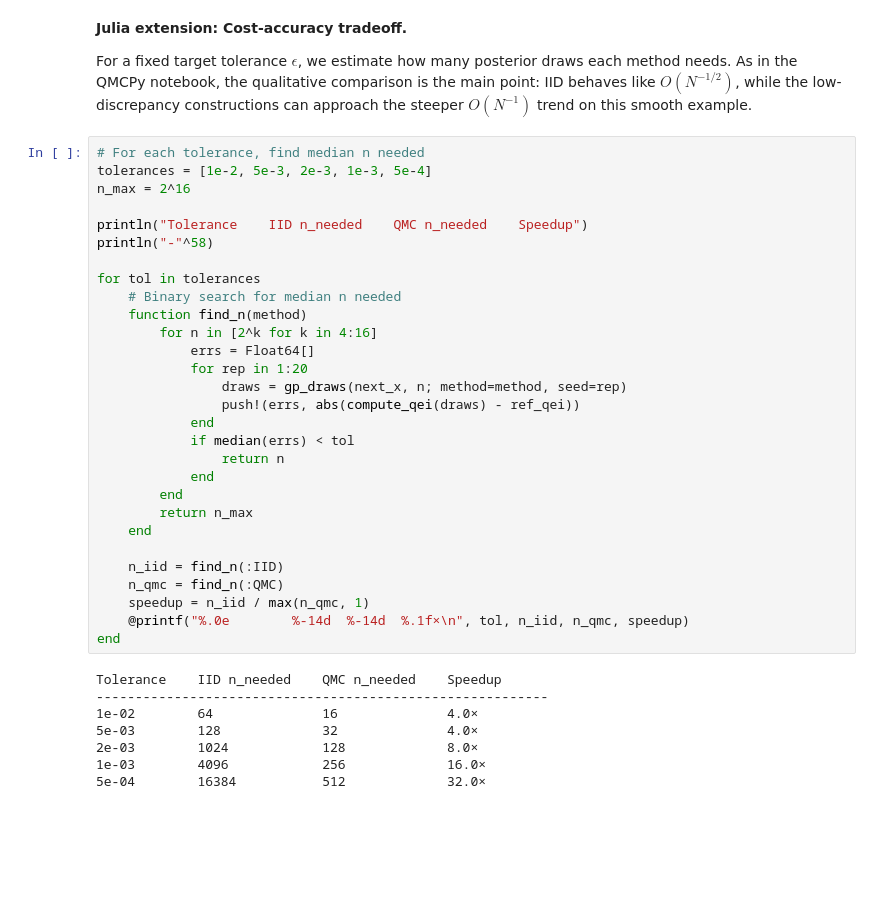
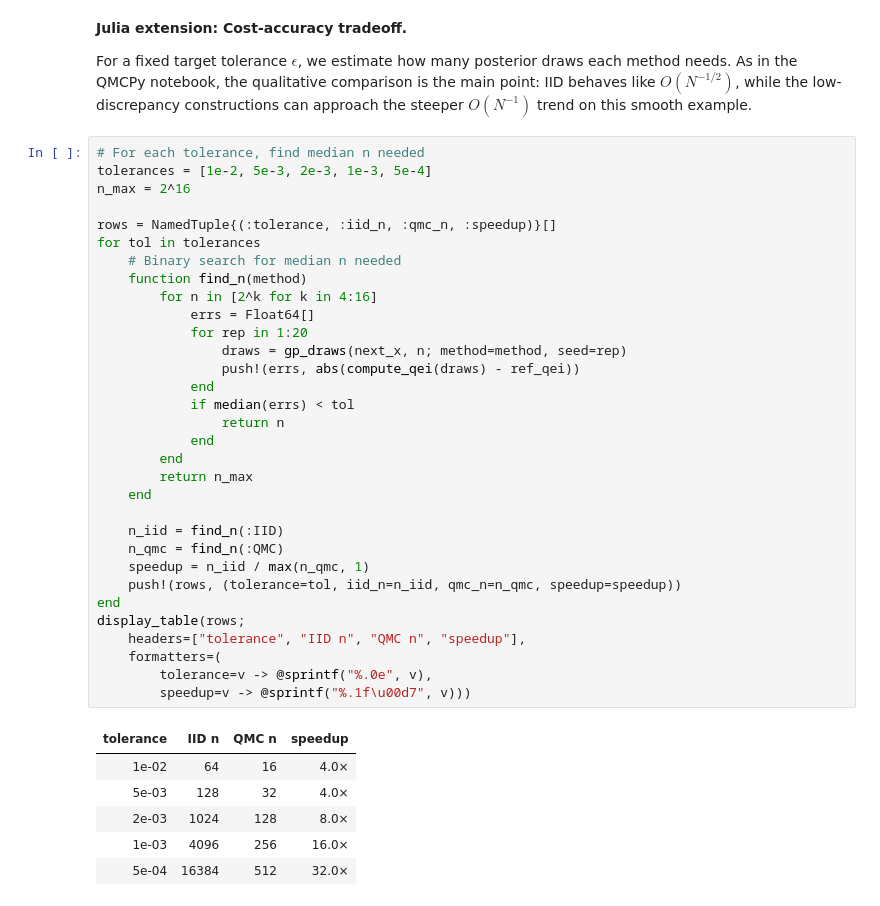
Before and after one commit to QMCSoftware/QMC.jl, a Jupyter notebook: demos/qei_demo.ipynb, the cells around one changed output. Saved outputs shown, nothing was run; the diff lists cells and outputs as text; blank space fills up the shorter version.

```diff
--- a/demos/qei_demo.ipynb
+++ b/demos/qei_demo.ipynb
@@ -378,37 +381,39 @@ For a fixed target tolerance $\epsilon$, we estimate how many posterior draws ea
 # %%
 # For each tolerance, find median n needed
 tolerances = [1e-2, 5e-3, 2e-3, 1e-3, 5e-4]
 n_max = 2^16
 
-println("Tolerance    IID n_needed    QMC n_needed    Speedup")
-println("-"^58)
-
+rows = NamedTuple{(:tolerance, :iid_n, :qmc_n, :speedup)}[]
 for tol in tolerances
     # Binary search for median n needed
     function find_n(method)
         for n in [2^k for k in 4:16]
             errs = Float64[]
             for rep in 1:20
                 draws = gp_draws(next_x, n; method=method, seed=rep)
                 push!(errs, abs(compute_qei(draws) - ref_qei))
             end
             if median(errs) < tol
                 return n
             end
         end
         return n_max
     end
 
     n_iid = find_n(:IID)
     n_qmc = find_n(:QMC)
     speedup = n_iid / max(n_qmc, 1)
-    @printf("%.0e        %-14d  %-14d  %.1f×\n", tol, n_iid, n_qmc, speedup)
+    push!(rows, (tolerance=tol, iid_n=n_iid, qmc_n=n_qmc, speedup=speedup))
 end
+display_table(rows;
+    headers=["tolerance", "IID n", "QMC n", "speedup"],
+    formatters=(
+        tolerance=v -> @sprintf("%.0e", v),
+        speedup=v -> @sprintf("%.1f\u00d7", v)))
 # %% [output]
-Tolerance    IID n_needed    QMC n_needed    Speedup
-----------------------------------------------------------
-1e-02        64              16              4.0×
-5e-03        128             32              4.0×
-2e-03        1024            128             8.0×
-1e-03        4096            256             16.0×
-5e-04        16384           512             32.0×
+| tolerance | IID n | QMC n | speedup |
+| 1e-02 | 64 | 16 | 4.0× |
+| 5e-03 | 128 | 32 | 4.0× |
+| 2e-03 | 1024 | 128 | 8.0× |
+| 1e-03 | 4096 | 256 | 16.0× |
+| 5e-04 | 16384 | 512 | 32.0× |
```
Also changed, not shown: parts of 2 cells of this notebook, 8 other files.
